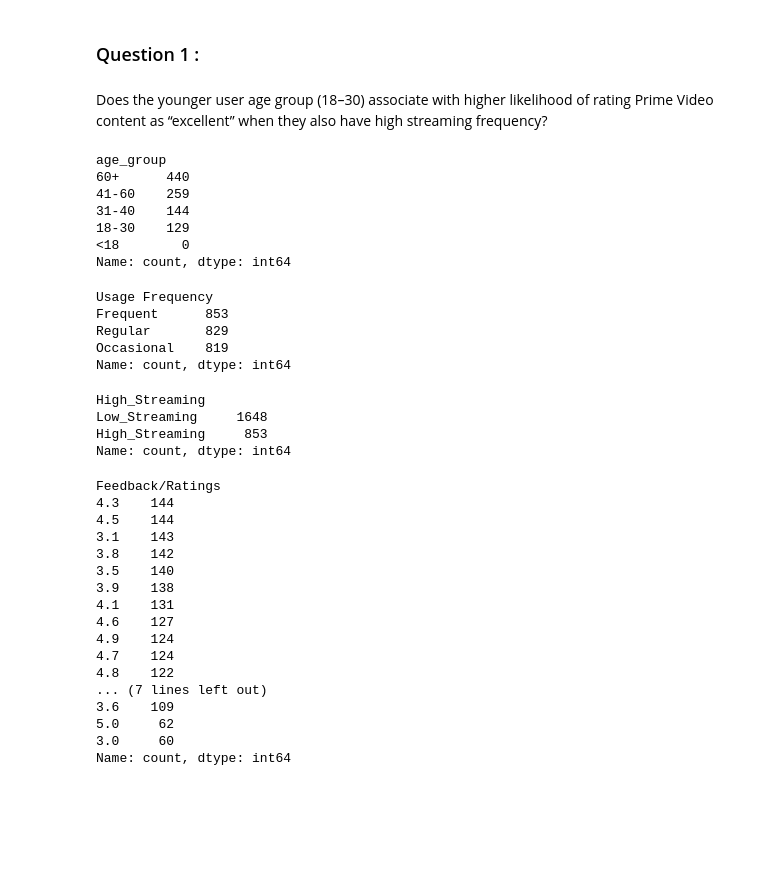
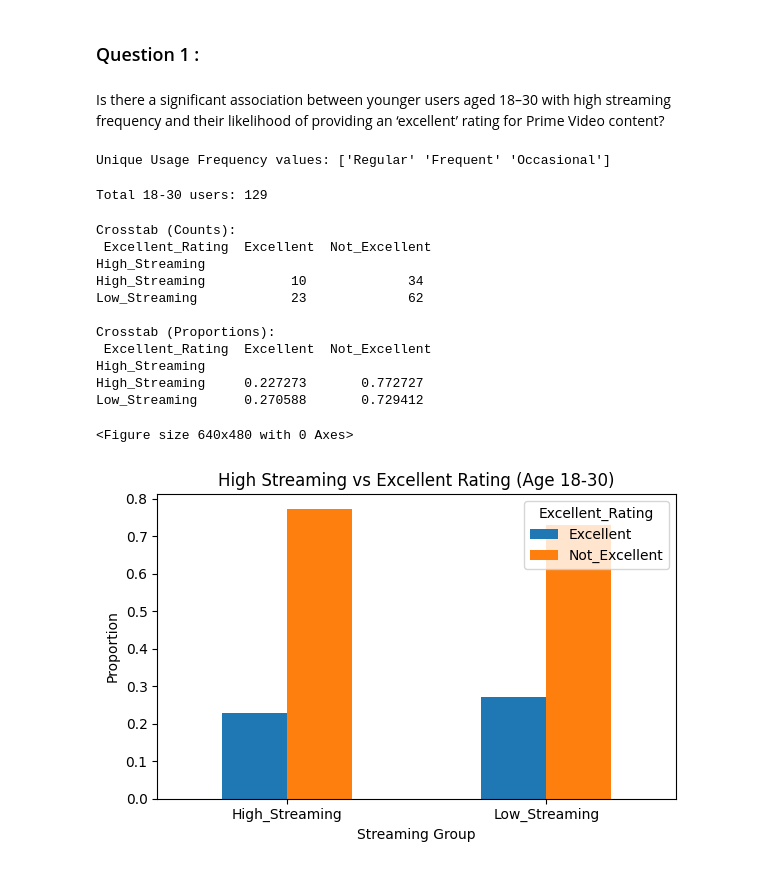
Before and after one commit to keattt0330/Data-Mining, a Jupyter notebook: assignment.ipynb, the cells around one changed output. Cells and saved outputs as stored; diff of their text form; code cells hidden in the pictures; blank space fills up the shorter version.

```diff
--- a/assignment.ipynb
+++ b/assignment.ipynb
@@ -43,7 +44,7 @@ Amazon_Prime = Amazon_Prime.dropna(subset=['Feedback/Ratings', 'Customer Support
 # %% [markdown]
 ### Question 1 :
 # %% [markdown]
-Does the younger user age group (18–30) associate with higher likelihood of rating Prime Video content as “excellent” when they also have high streaming frequency?
+Is there a significant association between younger users aged 18–30 with high streaming frequency and their likelihood of providing an ‘excellent’ rating for Prime Video content?
 # %%
 Amazon_Prime['Date of Birth'] = pd.to_datetime(Amazon_Prime['Date of Birth'], errors='coerce')
 Amazon_Prime['age'] = (pd.Timestamp.today() - Amazon_Prime['Date of Birth']).dt.days // 365
@@ -51,53 +52,47 @@ Amazon_Prime['age'] = (pd.Timestamp.today() - Amazon_Prime['Date of Birth']).dt.
 Amazon_Prime['age_group'] = pd.cut(Amazon_Prime['age'],
                          bins=[0,18,30,40,60,200],
                          labels=['<18','18-30','31-40','41-60','60+'])
-
-Amazon_Prime['age_group'].value_counts()
-# %% [output]
-age_group
-60+      440
-41-60    259
-31-40    144
-18-30    129
-<18        0
-Name: count, dtype: int64
 # %%
-Amazon_Prime['Usage Frequency'].value_counts()
+print("\nUnique Usage Frequency values:", Amazon_Prime['Usage Frequency'].unique())
 # %% [output]
-Usage Frequency
-Frequent      853
-Regular       829
-Occasional    819
-Name: count, dtype: int64
+Unique Usage Frequency values: ['Regular' 'Frequent' 'Occasional']
+# %%
+young_users = Amazon_Prime[Amazon_Prime['age_group'] == '18-30']
+print("\nTotal 18-30 users:", len(young_users))
+# %% [output]
+Total 18-30 users: 129
 # %%
-Amazon_Prime['High_Streaming'] = Amazon_Prime['Usage Frequency'].apply(
-    lambda x: "High_Streaming" if x == "Frequent" else "Low_Streaming"
+crosstab = pd.crosstab(young_users['High_Streaming'], young_users['Excellent_Rating'])
+crosstab_norm = pd.crosstab(
+    young_users['High_Streaming'],
+    young_users['Excellent_Rating'],
+    normalize='index'
 )
 
-Amazon_Prime['High_Streaming'].value_counts()
+print("\nCrosstab (Counts):\n", crosstab)
+print("\nCrosstab (Proportions):\n", crosstab_norm)
 # %% [output]
+Crosstab (Counts):
+ Excellent_Rating  Excellent  Not_Excellent
 High_Streaming
-Low_Streaming     1648
-High_Streaming     853
-Name: count, dtype: int64
+High_Streaming           10             34
+Low_Streaming            23             62
+
+Crosstab (Proportions):
+ Excellent_Rating  Excellent  Not_Excellent
+High_Streaming
+High_Streaming     0.227273       0.772727
+Low_Streaming      0.270588       0.729412
 # %%
-Amazon_Prime['Feedback/Ratings'].value_counts()
+plt.figure()
+crosstab_norm.plot(kind='bar', figsize=(6,4))
+plt.title("High Streaming vs Excellent Rating (Age 18-30)")
+plt.xlabel("Streaming Group")
+plt.ylabel("Proportion")
+plt.xticks(rotation=0)
+plt.tight_layout()
+plt.show()
 # %% [output]
-Feedback/Ratings
-4.3    144
-4.5    144
-3.1    143
-3.8    142
-3.5    140
-3.9    138
-4.1    131
-4.6    127
-4.9    124
-4.7    124
-4.8    122
-... (7 lines left out)
-3.6    109
-5.0     62
-3.0     60
-Name: count, dtype: int64
+<Figure size 640x480 with 0 Axes>
+[figure, added]
 # %%
```
Also changed, not shown: parts of 6 cells of this notebook.
